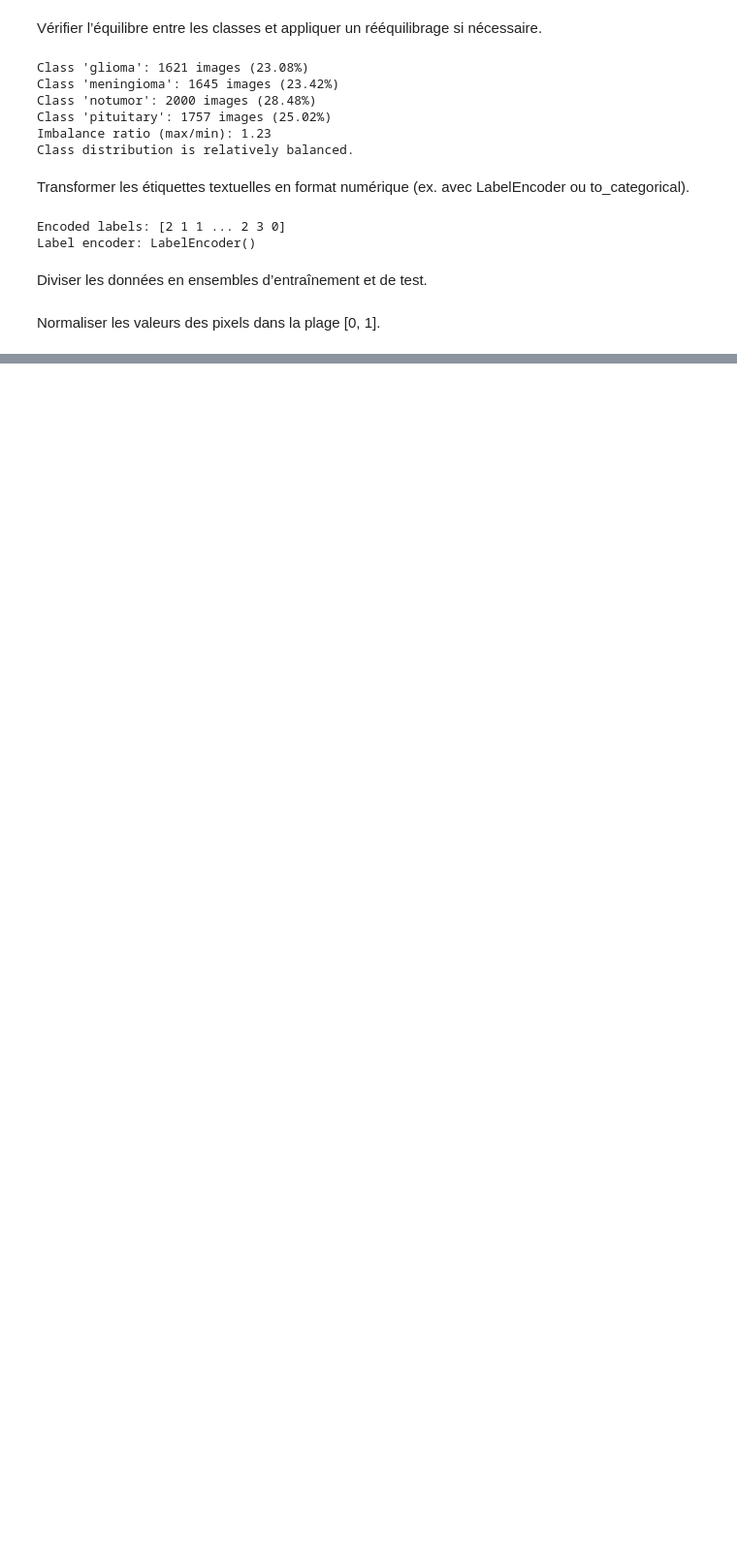
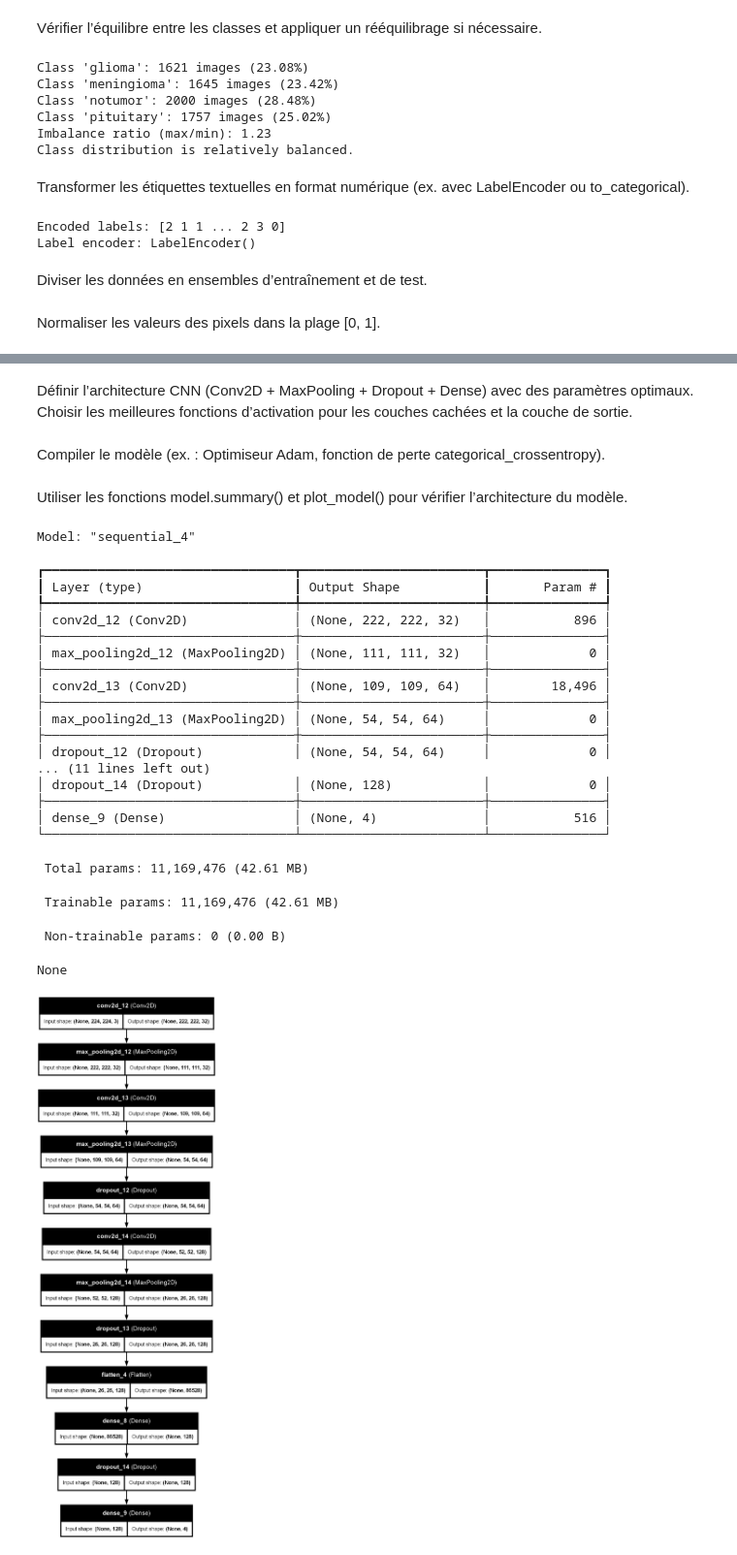
Before and after one commit to ElMehdiCherkaoui/BrainScan, a Jupyter notebook: brainscan_ai/notebook/brain.ipynb, the cells around one changed output, grey strips where cells are left out. Shown at 97% size. Cells and saved outputs as stored; diff of their text form; code cells hidden in the pictures; blank space fills up the shorter version.

```diff
--- a/brainscan_ai/notebook/brain.ipynb
+++ b/brainscan_ai/notebook/brain.ipynb
@@ -202,0 +185,3 @@ normalized_X_train, normalized_X_test = normalize_pixel_value(X_train, X_test)
+# %% [markdown]
+Définir l’architecture CNN (Conv2D + MaxPooling + Dropout + Dense) avec des paramètres optimaux.
+Choisir les meilleures fonctions d’activation pour les couches cachées et la couche de sortie.
@@ -202,0 +213,53 @@ normalized_X_train, normalized_X_test = normalize_pixel_value(X_train, X_test)
+# %% [markdown]
+Compiler le modèle (ex. : Optimiseur Adam, fonction de perte categorical_crossentropy).
+# %%
+from matplotlib.pyplot import plot
+
+
+model = build_brainscan_cnn()
+
+model.compile(
+    optimizer='adam',
+    loss='categorical_crossentropy',
+    metrics=['accuracy']
+)
+# %% [markdown]
+Utiliser les fonctions model.summary() et plot_model() pour vérifier l’architecture du modèle.
+# %%
+from tensorflow.keras.utils import plot_model
+from IPython.display import Image
+
+print(model.summary())
+
+plot_model(
+    model,
+    to_file='brainscan_cnn_architecture.png',
+    show_shapes=True,
+    show_layer_names=True
+)
+
+Image(filename='brainscan_cnn_architecture.png')
+# %% [output]
+Model: "sequential_4"
+┏━━━━━━━━━━━━━━━━━━━━━━━━━━━━━━━━━┳━━━━━━━━━━━━━━━━━━━━━━━━┳━━━━━━━━━━━━━━━┓
+┃ Layer (type)                    ┃ Output Shape           ┃       Param # ┃
+┡━━━━━━━━━━━━━━━━━━━━━━━━━━━━━━━━━╇━━━━━━━━━━━━━━━━━━━━━━━━╇━━━━━━━━━━━━━━━┩
+│ conv2d_12 (Conv2D)              │ (None, 222, 222, 32)   │           896 │
+├─────────────────────────────────┼────────────────────────┼───────────────┤
+│ max_pooling2d_12 (MaxPooling2D) │ (None, 111, 111, 32)   │             0 │
+├─────────────────────────────────┼────────────────────────┼───────────────┤
+│ conv2d_13 (Conv2D)              │ (None, 109, 109, 64)   │        18,496 │
+├─────────────────────────────────┼────────────────────────┼───────────────┤
+│ max_pooling2d_13 (MaxPooling2D) │ (None, 54, 54, 64)     │             0 │
+├─────────────────────────────────┼────────────────────────┼───────────────┤
+│ dropout_12 (Dropout)            │ (None, 54, 54, 64)     │             0 │
+... (11 lines left out)
+│ dropout_14 (Dropout)            │ (None, 128)            │             0 │
+├─────────────────────────────────┼────────────────────────┼───────────────┤
+│ dense_9 (Dense)                 │ (None, 4)              │           516 │
+└─────────────────────────────────┴────────────────────────┴───────────────┘
+ Total params: 11,169,476 (42.61 MB)
+ Trainable params: 11,169,476 (42.61 MB)
+ Non-trainable params: 0 (0.00 B)
+None
+[figure, added]
```
Also changed, not shown: parts of 4 cells of this notebook.
